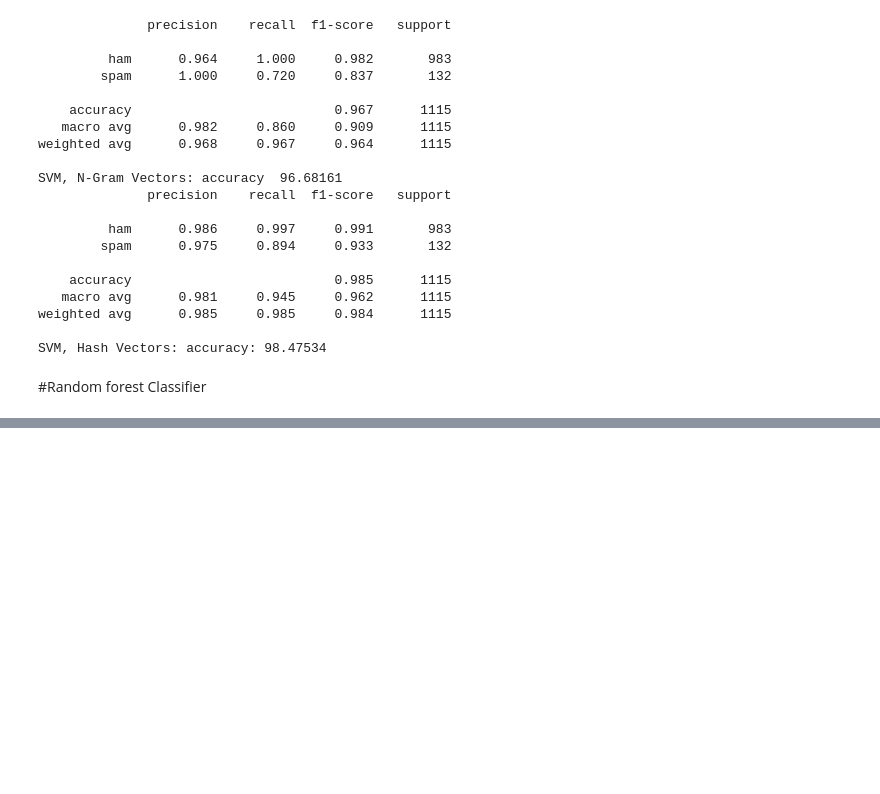
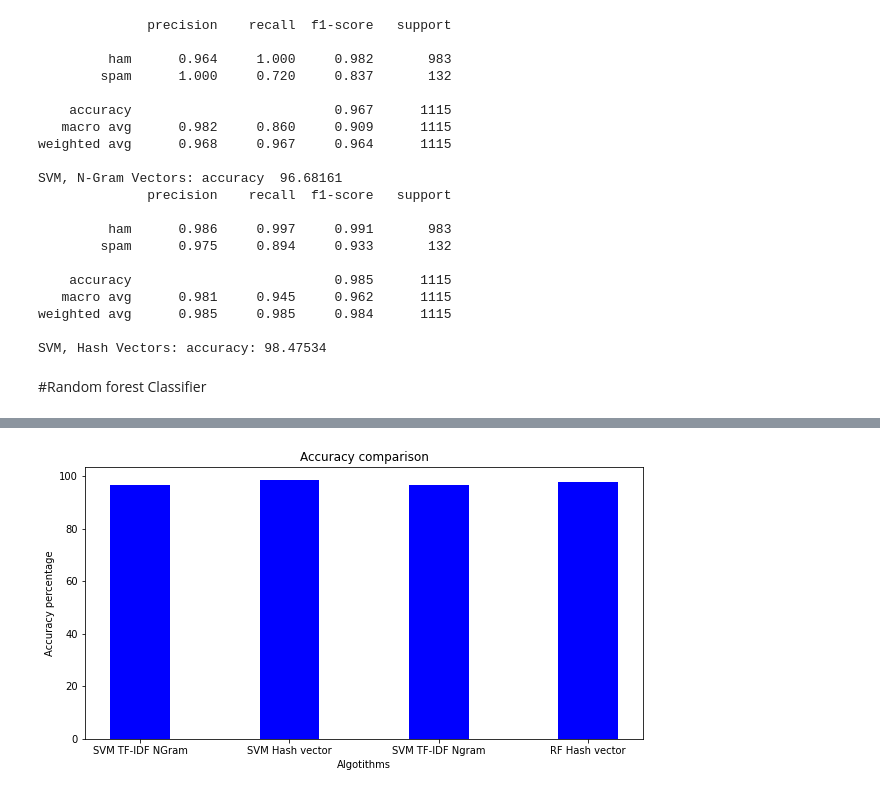
Before and after one commit to dinesh-umkc/kdm, a Jupyter notebook: ICP_5_Spam_Detection.ipynb, the cells around one changed output, grey strips where cells are left out. Saved outputs shown, nothing was run; the diff lists cells and outputs as text; code cells hidden in the pictures; blank space fills up the shorter version.

```diff
--- a/ICP_5_Spam_Detection.ipynb
+++ b/ICP_5_Spam_Detection.ipynb
@@ -301,0 +299,12 @@ display(compare_df)
+# %%
+fig = plt.figure(figsize = (10, 5))
+
+# creating the bar plot
+plt.bar(predictions.keys(), predictions.values(), color ='blue', width = 0.4)
+
+plt.xlabel("Algotithms")
+plt.ylabel("Accuracy percentage")
+plt.title("Accuracy comparison")
+plt.show()
+# %% [output]
+[figure, added]
```
Also changed, not shown: parts of 4 cells of this notebook.
